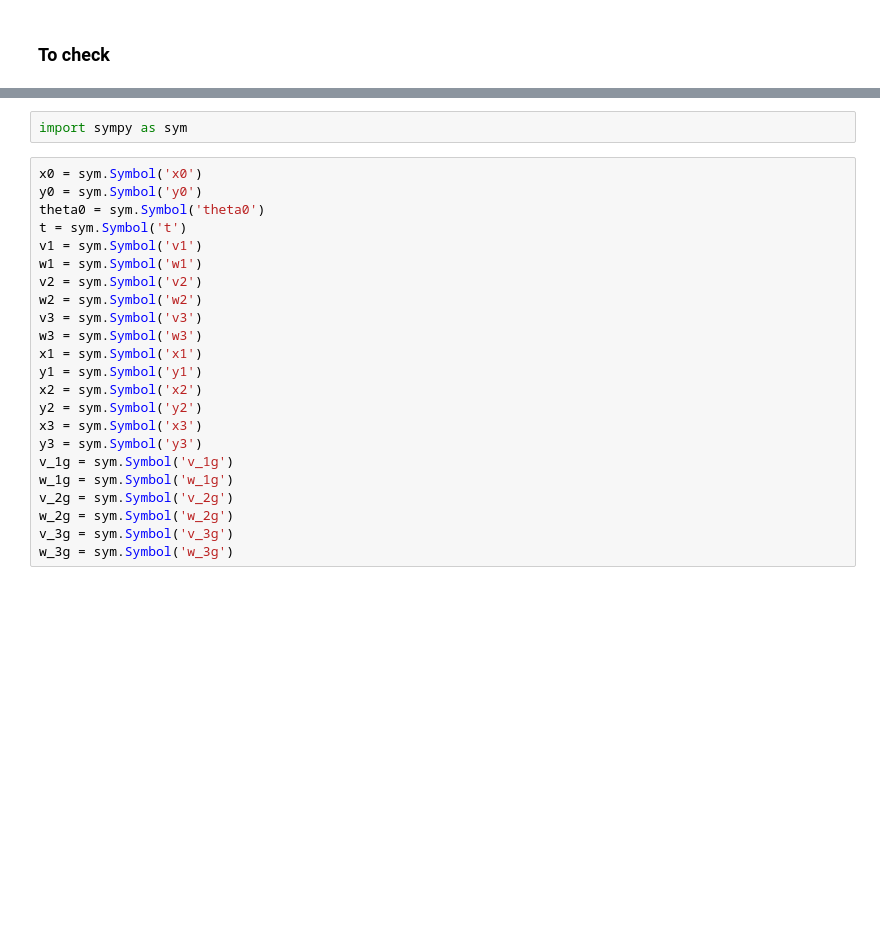
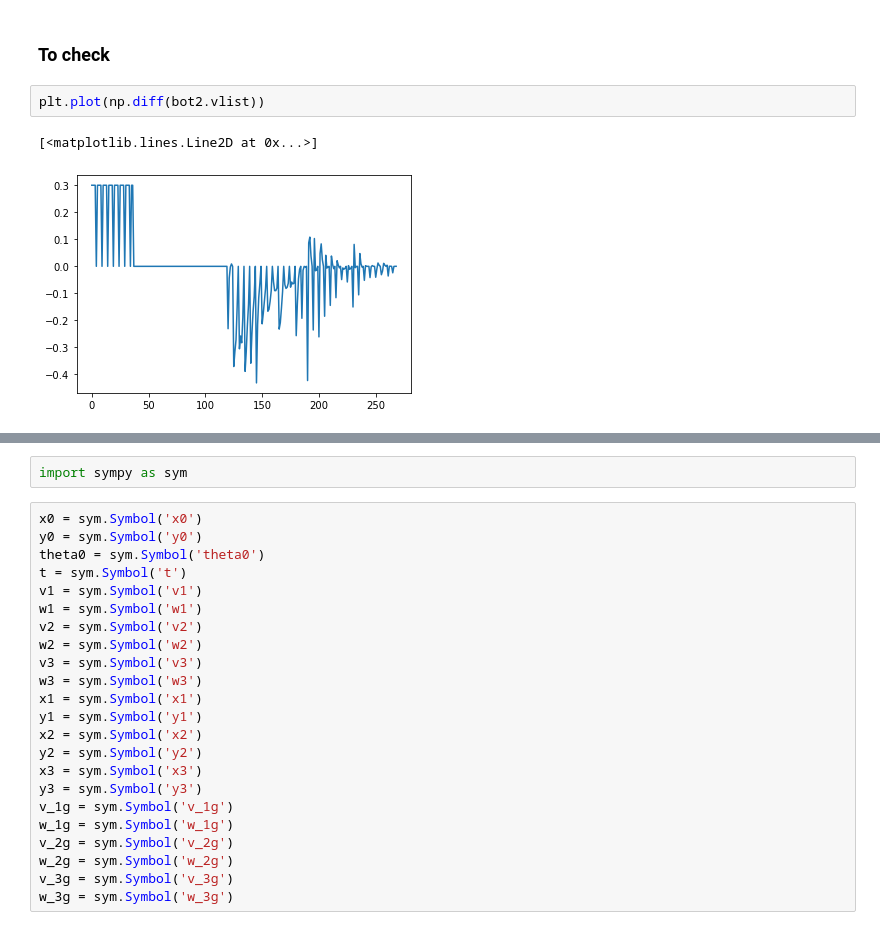
Before and after one commit to susiejojo/CVX_implementations, a Jupyter notebook: Nonhn_CVX.ipynb, the cells around one changed output, grey strips where cells are left out. Cells and saved outputs as stored; diff of their text form; blank space fills up the shorter version.

```diff
--- a/Nonhn_CVX.ipynb
+++ b/Nonhn_CVX.ipynb
@@ -646,2 +688,7 @@ Theta:  0.015803662105485252
 # %% [markdown]
 ### To check
+# %%
+plt.plot(np.diff(bot2.vlist))
+# %% [output]
+[<matplotlib.lines.Line2D at 0x...>]
+[figure, added]
```
Also changed, not shown: parts of 9 cells of this notebook, 3 other files.
